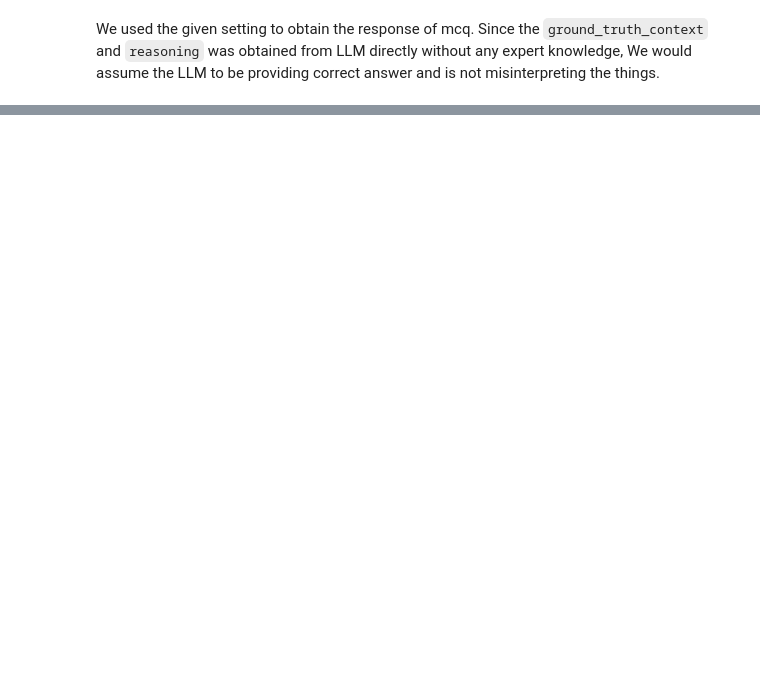
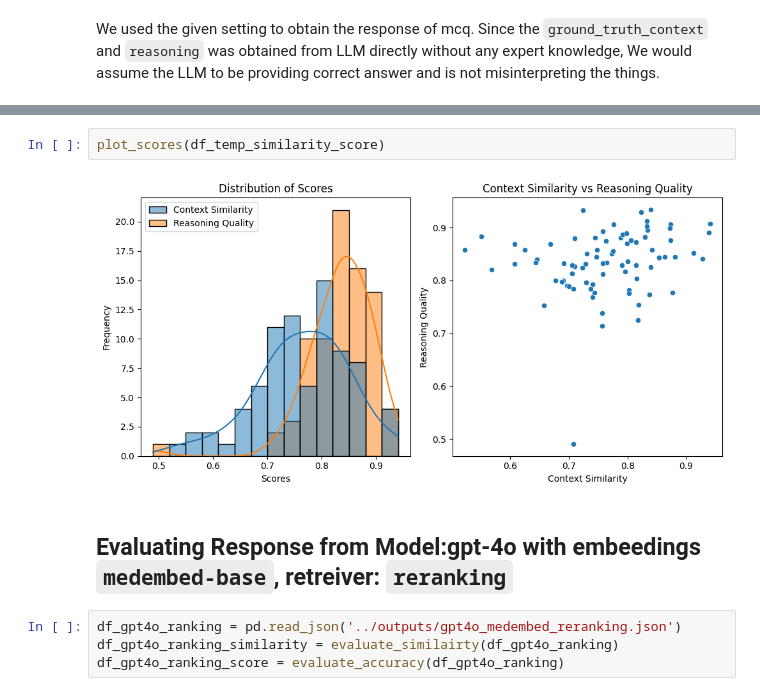
Before and after one commit to paudelanil/askMCQ, a Jupyter notebook: notebook/Evaluation.ipynb, the cells around one changed output, grey strips where cells are left out. Cells and saved outputs as stored; diff of their text form; blank space fills up the shorter version.

```diff
--- a/notebook/Evaluation.ipynb
+++ b/notebook/Evaluation.ipynb
@@ -1384,0 +213,10 @@ plt.show()
+# %%
+plot_scores(df_temp_similarity_score)
+# %% [output]
+[figure, added]
+# %% [markdown]
+## Evaluating Response from Model:gpt-4o with embeedings `medembed-base`, retreiver: `reranking`
+# %%
+df_gpt4o_ranking = pd.read_json('../outputs/gpt4o_medembed_reranking.json')
+df_gpt4o_ranking_similarity = evaluate_similairty(df_gpt4o_ranking)
+df_gpt4o_ranking_score = evaluate_accuracy(df_gpt4o_ranking)
```
Also changed, not shown: parts of 109 cells of this notebook, 31 other files.
